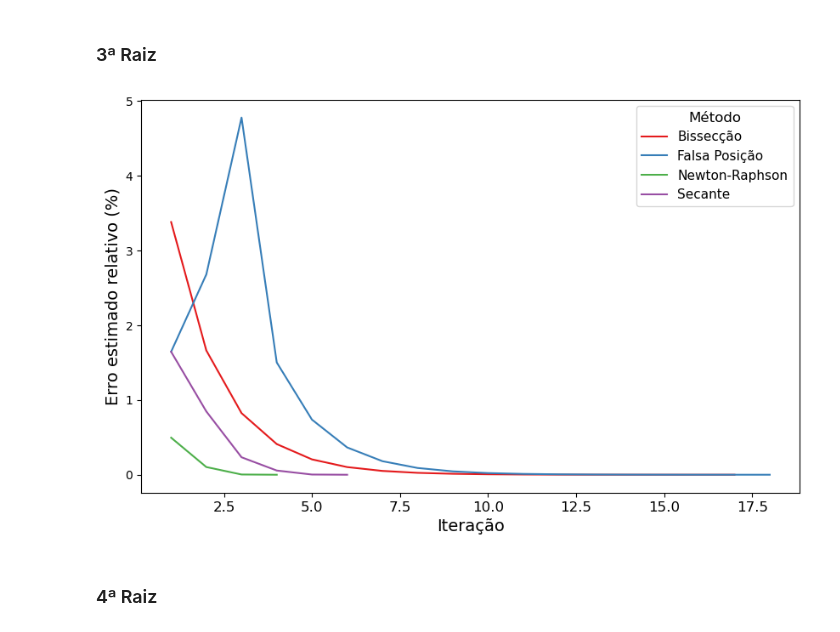
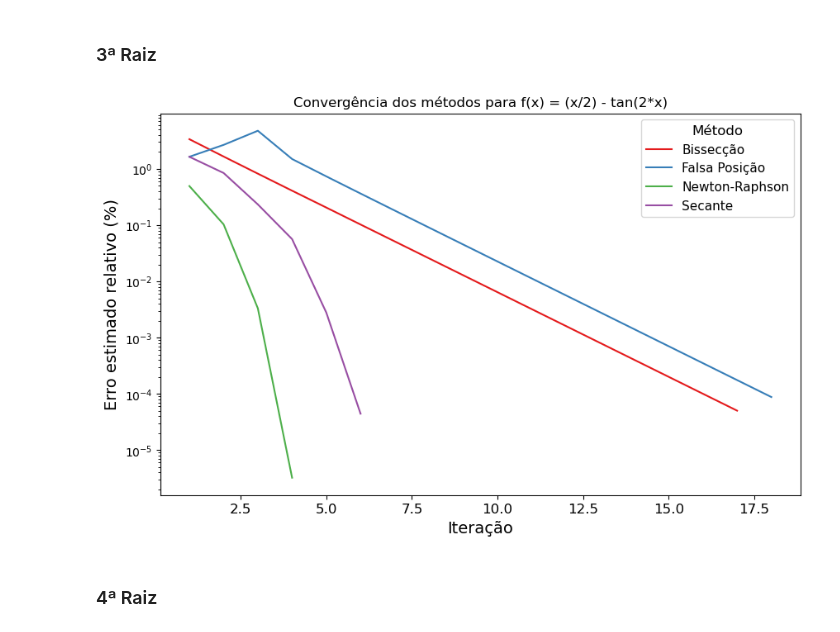
Before and after one commit to igorssant/metodos_numericos, a Jupyter notebook: raizes_funcao/src/results.ipynb, the cells around one changed output. Saved outputs shown, nothing was run; the diff lists cells and outputs as text; code cells hidden in the pictures.

```diff
--- a/raizes_funcao/src/results.ipynb
+++ b/raizes_funcao/src/results.ipynb
@@ -59,18 +61,19 @@ plt.show()
 # %%
 df_1 = df[(df['function'] == '(x/2) - tan(2*x)') & (df['root_index'] == 2) & (df['iter'] <= 100)]
 df_1 = df_1[(df_1['method'] != 'Ponto Fixo')]
 #df_1 = df_1[(df_1['method'] != 'Secante')]
 
 fig = plt.figure(figsize=(10, 6))
 sns.lineplot(data=df_1, x='iter', y='relative_error', hue='method', palette='Set1')
-#plt.title('Convergência dos métodos para f(x) = (x/2) - tan(2*x)')
+plt.title('Convergência dos métodos para f(x) = (x/2) - tan(2*x)')
 plt.xlabel('Iteração', fontsize=14)
 plt.xticks(fontsize=12)
 plt.ylabel('Erro estimado relativo (%)', fontsize=14)
 plt.legend(title='Método', loc='upper right', fontsize=11, title_fontsize=12)
+plt.yscale('log')
 plt.show()
 # %% [output]
-[figure, old version]
+[figure, new version]
 # %% [markdown]
 ### 4ª Raiz
 # %%
```
Also changed, not shown: parts of 4 cells of this notebook, 1 other file.
